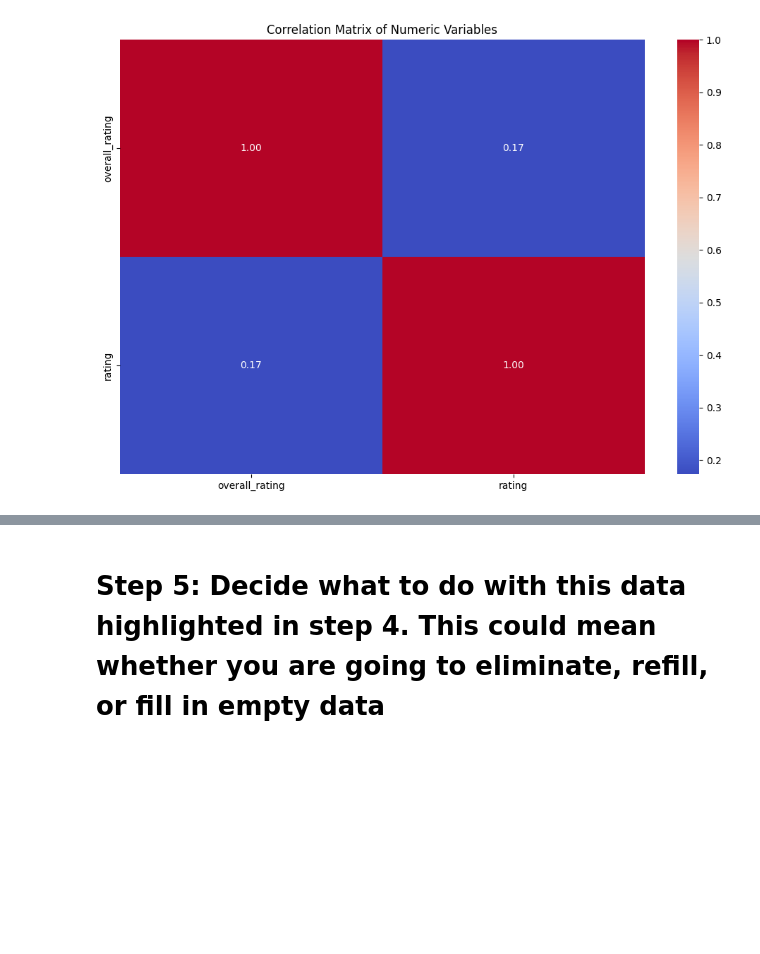
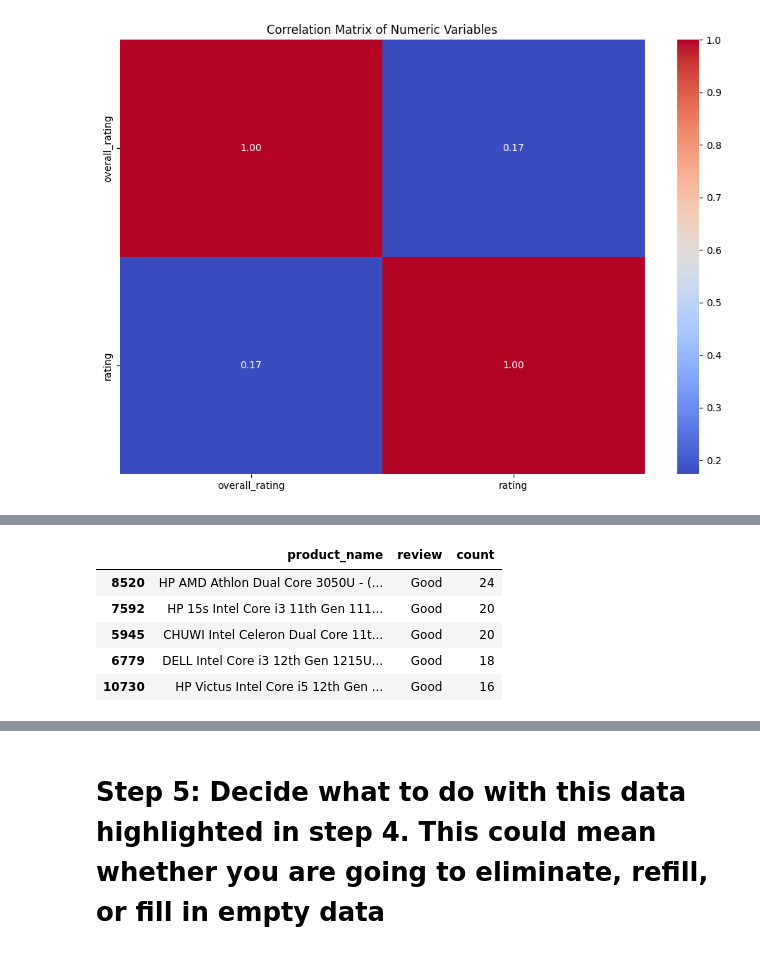
Before and after one commit to gnm001/Mod9, a Jupyter notebook: MSAI7_20.1_9_6_1. Joseph Mario Maggi.ipynb, the cells around one changed output, grey strips where cells are left out. Drawn from its saved outputs; the diff is of its cells as text; code cells hidden in the pictures; blank space fills up the shorter version.

Commit message:
Update MSAI7_20.1_9_6_1. Joseph Mario Maggi.ipynb
Working on the data analysis part.  Reviews column

```diff
--- a/MSAI7_20.1_9_6_1. Joseph Mario Maggi.ipynb
+++ b/MSAI7_20.1_9_6_1. Joseph Mario Maggi.ipynb
@@ -162,0 +301,19 @@ plt.show()
+# %%
+# Count how often each (product_name, review) pair occurs
+repetition_per_product = df.groupby(['product_name', 'review']).size().reset_index(name='count')
+
+# Filter only rows where repetition happened (i.e., count >= 2)
+repeated_reviews_per_product = repetition_per_product[repetition_per_product['count'] > 1]
+
+# Sort to find the most repeated reviews per product
+repeated_reviews_per_product_sorted = repeated_reviews_per_product.sort_values(by='count', ascending=False)
+
+# Display top repeated reviews per product
+repeated_reviews_per_product_sorted.head()
+# %% [output]
+|  | product_name | review | count |
+| 8520 | HP AMD Athlon Dual Core 3050U - (... | Good | 24 |
+| 7592 | HP 15s Intel Core i3 11th Gen 111... | Good | 20 |
+| 5945 | CHUWI Intel Celeron Dual Core 11t... | Good | 20 |
+| 6779 | DELL Intel Core i3 12th Gen 1215U... | Good | 18 |
+| 10730 | HP Victus Intel Core i5 12th Gen ... | Good | 16 |
```
Also changed, not shown: parts of 10 cells of this notebook.
